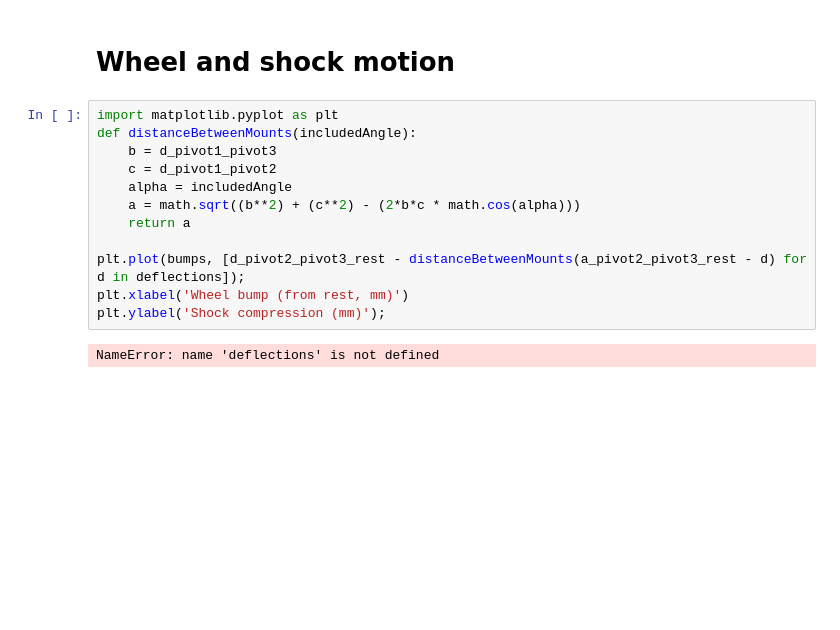
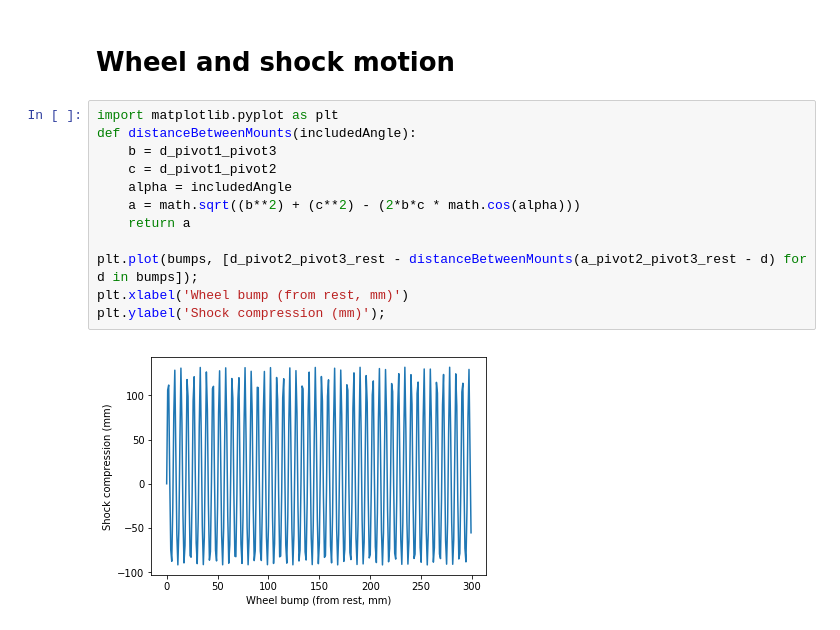
Before and after one commit to petekneller/motorcycle-rear-suspension, a Jupyter notebook: main.ipynb, the cells around one changed output. Drawn from its saved outputs; the diff is of its cells as text; blank space fills up the shorter version.

```diff
--- a/main.ipynb
+++ b/main.ipynb
@@ -433,14 +433,14 @@ And we can solve for $\alpha$ to get a value at rest of 88 degrees
 # %%
 import matplotlib.pyplot as plt
 def distanceBetweenMounts(includedAngle):
     b = d_pivot1_pivot3
     c = d_pivot1_pivot2
     alpha = includedAngle
     a = math.sqrt((b**2) + (c**2) - (2*b*c * math.cos(alpha)))
     return a
 
-plt.plot(bumps, [d_pivot2_pivot3_rest - distanceBetweenMounts(a_pivot2_pivot3_rest - d) for d in deflections]);
+plt.plot(bumps, [d_pivot2_pivot3_rest - distanceBetweenMounts(a_pivot2_pivot3_rest - d) for d in bumps]);
 plt.xlabel('Wheel bump (from rest, mm)')
 plt.ylabel('Shock compression (mm)');
 # %% [output]
-NameError: name 'deflections' is not defined
+[figure, added]
```
Also changed, not shown: parts of 1 cell of this notebook, 2 other files.
